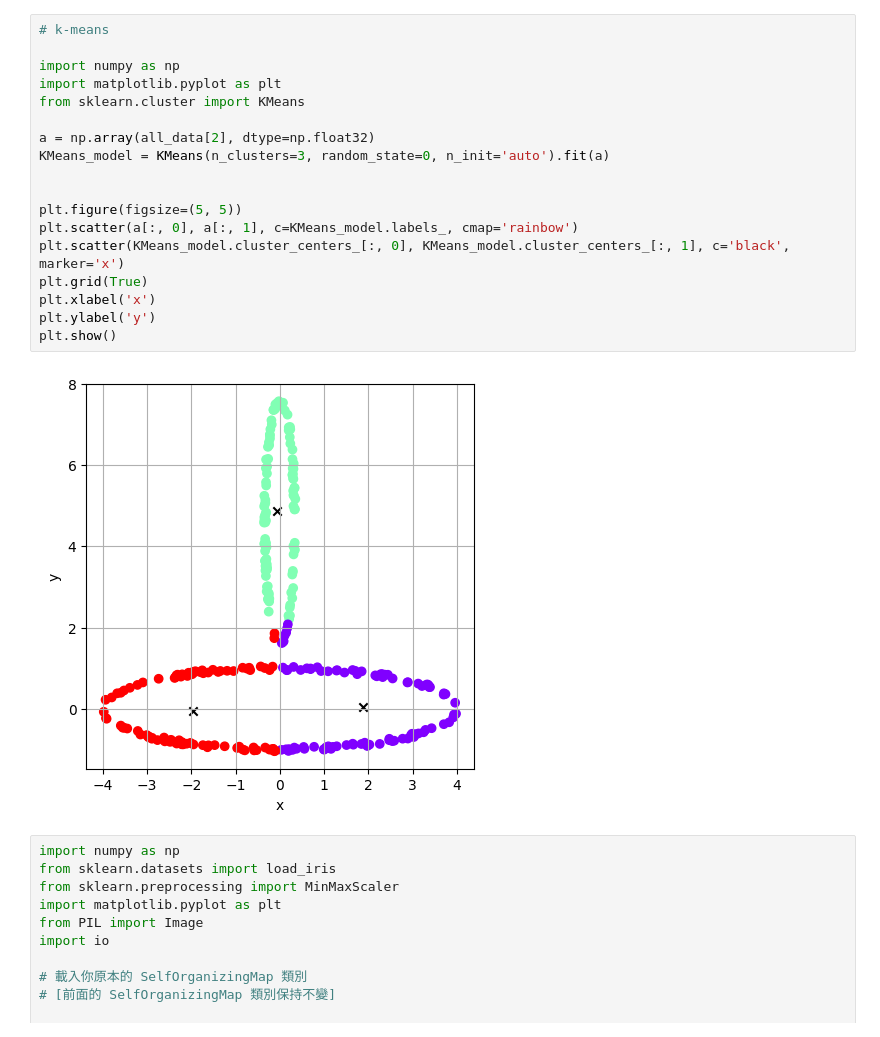
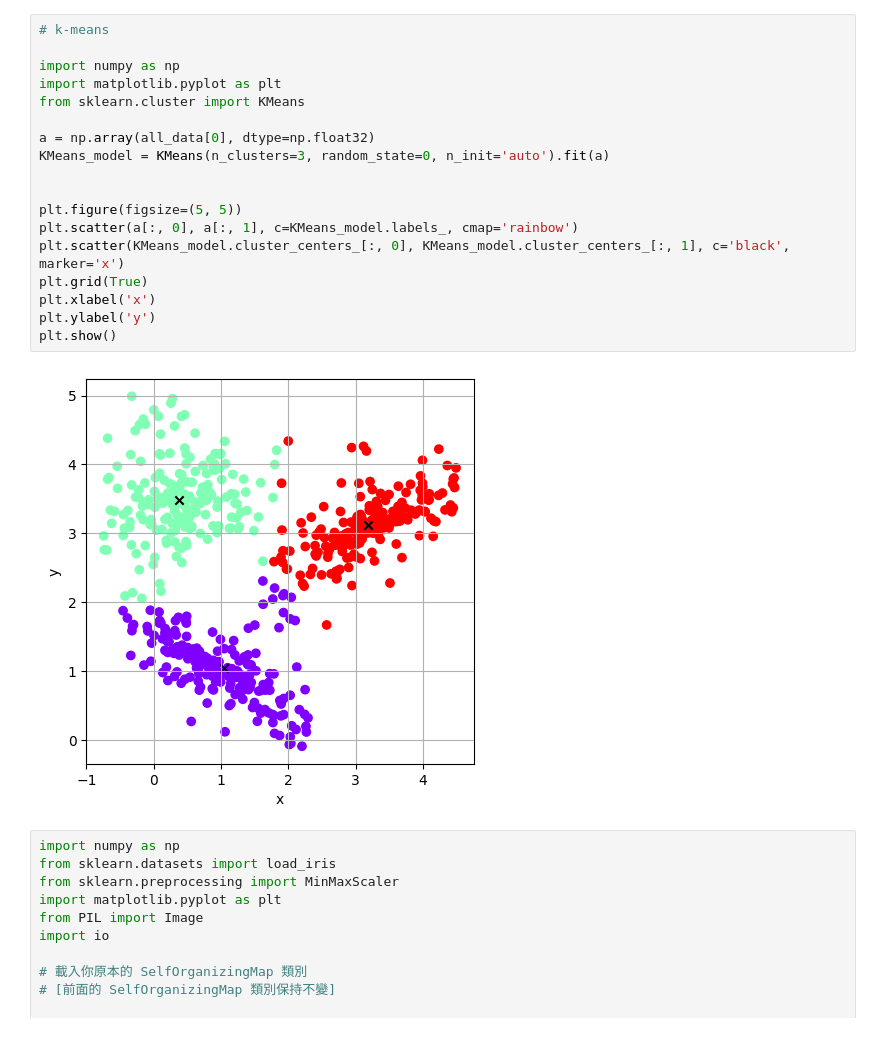
Before and after one commit to eddy0117/nn_hw, a Jupyter notebook: hw4/hw4.ipynb, the cells around one changed output. Cells and saved outputs as stored; diff of their text form.

```diff
--- a/hw4/hw4.ipynb
+++ b/hw4/hw4.ipynb
@@ -188,23 +188,23 @@ for idx in range(len(all_data)):
 # %%
 # k-means
 
 import numpy as np
 import matplotlib.pyplot as plt
 from sklearn.cluster import KMeans
 
-a = np.array(all_data[2], dtype=np.float32)
+a = np.array(all_data[0], dtype=np.float32)
 KMeans_model = KMeans(n_clusters=3, random_state=0, n_init='auto').fit(a)
 
 
 plt.figure(figsize=(5, 5))
 plt.scatter(a[:, 0], a[:, 1], c=KMeans_model.labels_, cmap='rainbow')
 plt.scatter(KMeans_model.cluster_centers_[:, 0], KMeans_model.cluster_centers_[:, 1], c='black', marker='x')
 plt.grid(True)
 plt.xlabel('x')
 plt.ylabel('y')
 plt.show()
 # %% [output]
-[figure, old version]
+[figure, new version]
 # %%
 import numpy as np
 from sklearn.datasets import load_iris
```
Also changed, not shown: parts of 4 cells of this notebook, 45 other files.
